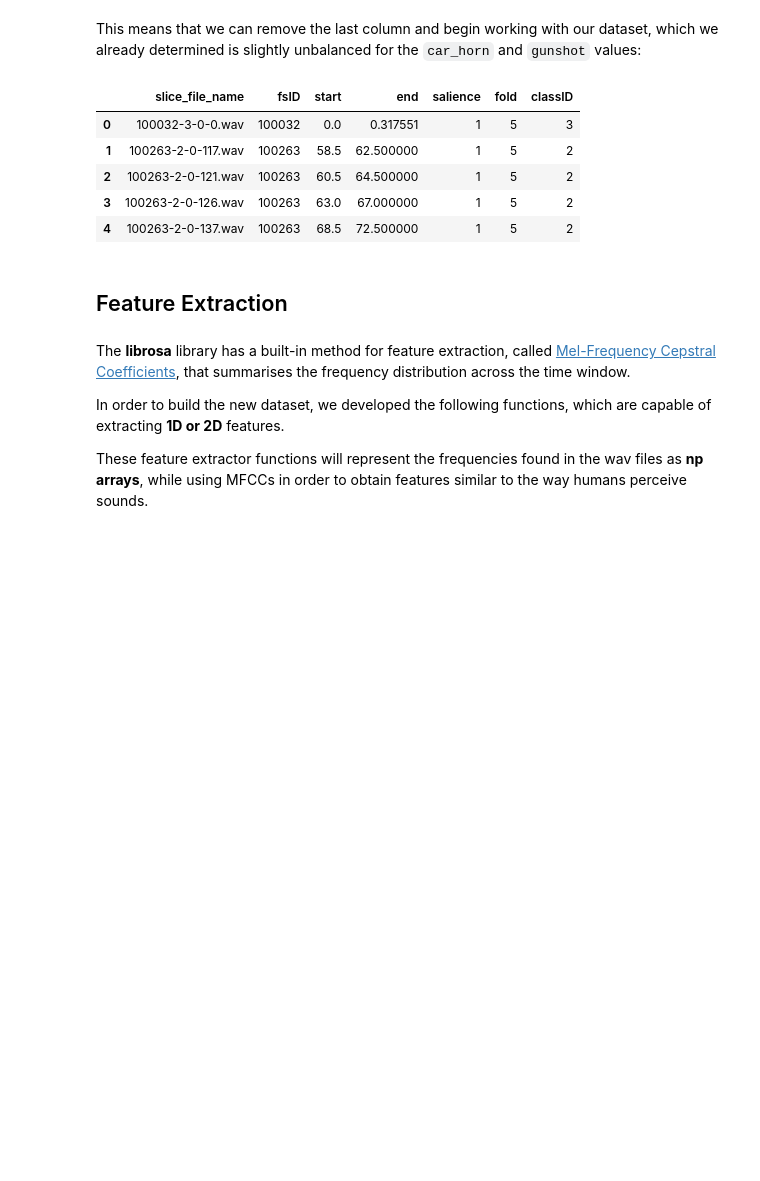
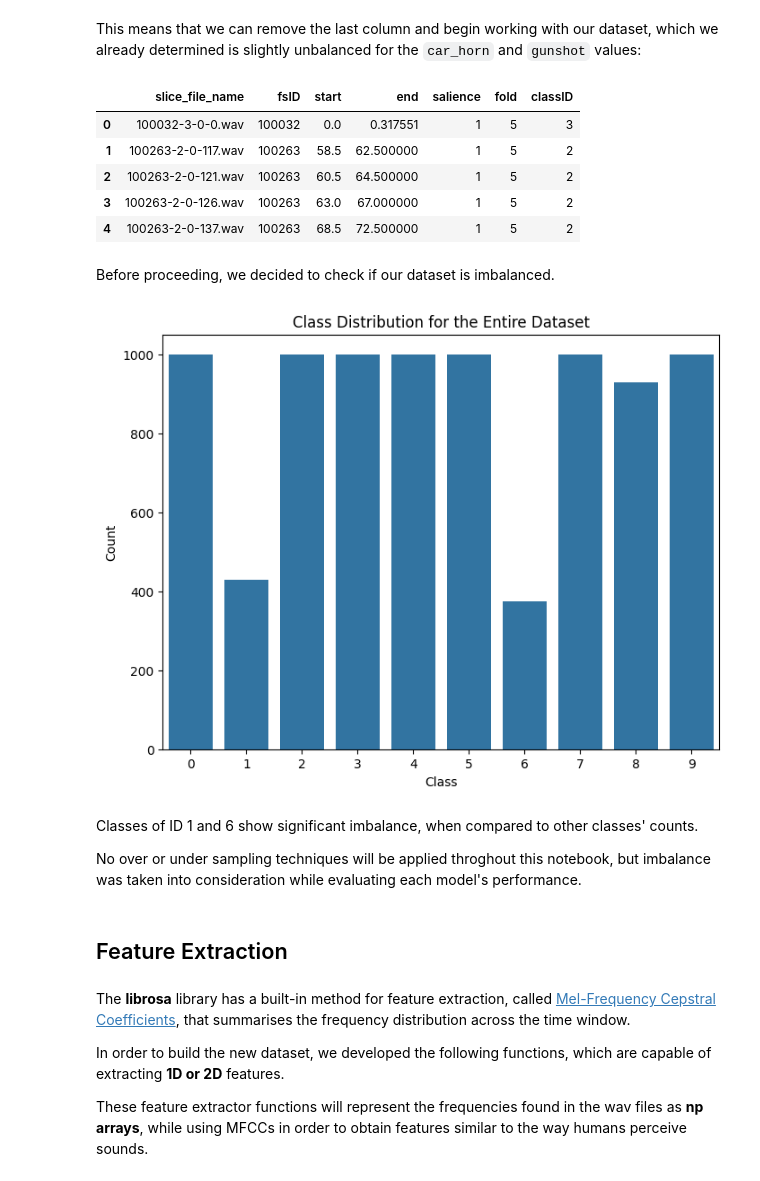
Before and after one commit to pmgfernandes04/Urban-Sounds-Classification, a Jupyter notebook: rnn.ipynb, the cells around one changed output. Drawn from its saved outputs; the diff is of its cells as text; code cells hidden in the pictures; blank space fills up the shorter version.

```diff
--- a/rnn.ipynb
+++ b/rnn.ipynb
@@ -81,6 +84,21 @@ df.head()
 | 2 | 100263-2-0-121.wav | 100263 | 60.5 | 64.500000 | 1 | 5 | 2 |
 | 3 | 100263-2-0-126.wav | 100263 | 63.0 | 67.000000 | 1 | 5 | 2 |
 | 4 | 100263-2-0-137.wav | 100263 | 68.5 | 72.500000 | 1 | 5 | 2 |
+# %% [markdown]
+Before proceeding, we decided to check if our dataset is imbalanced.
+# %%
+plt.figure(figsize=(8, 6))
+sns.countplot(x=df['classID'])
+plt.title("Class Distribution for the Entire Dataset")
+plt.xlabel('Class')
+plt.ylabel('Count')
+plt.show()
+# %% [output]
+[figure, added]
+# %% [markdown]
+Classes of ID 1 and 6 show significant imbalance, when compared to other classes' counts.
+
+No over or under sampling techniques will be applied throghout this notebook, but imbalance was taken into consideration while evaluating each model's performance.
 # %% [markdown]
 ## Feature Extraction
 # %% [markdown]
```
Also changed, not shown: parts of 13 cells of this notebook.
